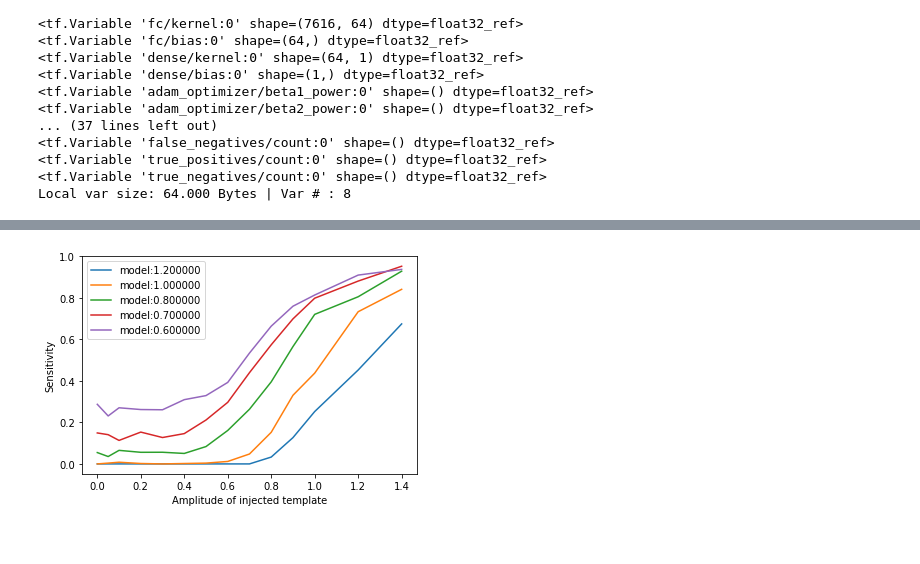
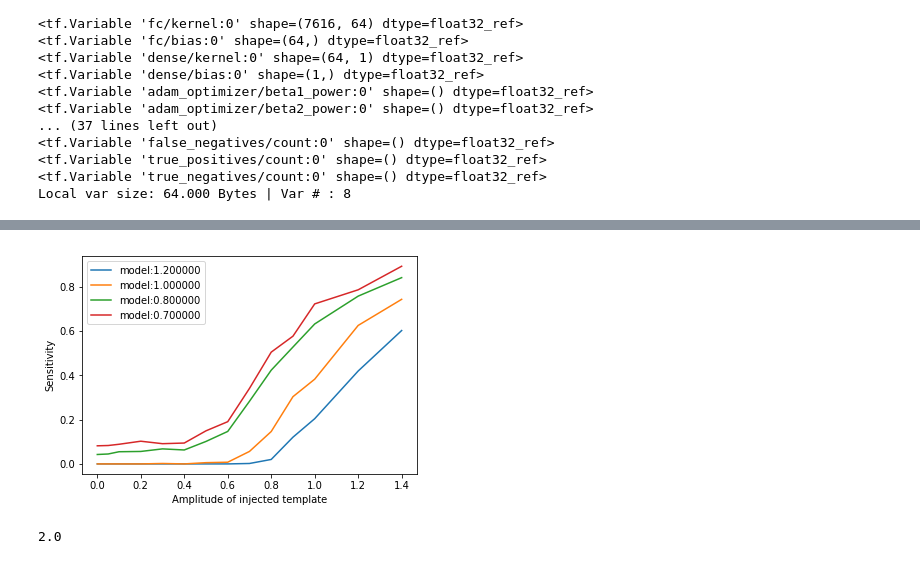
Before and after one commit to chunyulin/gwda, a Jupyter notebook: GWDA_lowlevel.ipynb, the cells around one changed output, grey strips where cells are left out. Cells and saved outputs as stored; diff of their text form; code cells hidden in the pictures.

```diff
--- a/GWDA_lowlevel.ipynb
+++ b/GWDA_lowlevel.ipynb
@@ -187,7 +187,7 @@ def model_hi(x_, keep_prob, WIDTH):
 ###
 tf.reset_default_graph()
 DIM = 8192
-#keep_prob = tf.placeholder(tf.float32)  ##  for dropout, not used here.
+keep_prob = tf.placeholder(tf.float32)   ##  for dropout, not used.
 bs        = tf.placeholder(tf.int64)     ##  use dynamics batch_size to account for train/test stage both
 
 x = tf.placeholder(tf.float32, [None,DIM])
@@ -310,6 +310,8 @@ print (Yt.shape)
 ROOT_FOLDER = '/tmp/tf_tmp'
 saver = tf.train.Saver()
 
+TEST_LIST = [1.4, 1.2, 1.0, 0.9, 0.8, 0.7, 0.6, 0.5, 0.4, 0.3, 0.2, 0.1, 0.05, 0.0]
+TRAIN_A = [1.2, 1.0, 0.8, 0.7]
 
 with tf.Session() as sess:
 
@@ -323,8 +325,7 @@ with tf.Session() as sess:
 
     sess.run(tf.global_variables_initializer())
 
-    ##for amplitude in [1.2, 1.0, 0.8, 0.6, 0.5, 0.4, 0.3, 0.2]:
-    for amplitude in [1.2, 1.0, 0.8, 0.7, 0.6]:
+    for amplitude in TRAIN_A:
         sess.run(tf.local_variables_initializer())
 
         print("Trainning for A= %f"% amplitude)
@@ -335,8 +336,9 @@ with tf.Session() as sess:
             time0 = time.time()
             for i in range(STEPS):
                 #optimizer.run()
-                _, summary, loss, acc, sen = sess.run( [optimizer, merged, loss_op, accuracy, sensitivity] )   ##
-                train_writer.add_summary(summary)
+                #_, summary, loss, acc, sen = sess.run( [optimizer, merged, loss_op, accuracy, sensitivity] )   ##
+                _, loss, acc, sen = sess.run( [optimizer, loss_op, accuracy, sensitivity] )   ##
+                #train_writer.add_summary(summary)
 
                 if i % MONITOR == 0:
                     #_, loss, acc, sen = sess.run( [optimizer, loss_op, accuracy, sensitivity] )   ##
@@ -379,15 +381,12 @@ with tf.Session() as sess:
     test_writer  = tf.summary.FileWriter(ROOT_FOLDER + '/test')
     sess.run(tf.global_variables_initializer())
 
-    ### Testing
-    TEST_LIST = [1.4, 1.2, 1.0, 0.9, 0.8, 0.7, 0.6, 0.5, 0.4, 0.3, 0.2, 0.1, 0.05, 0.001, 0.0]
-
     plt.figure()
-    for m in  [1.2, 1.0, 0.8, 0.7, 0.6]:
+    for m in TRAIN_A:
         load_path = saver.restore(sess, "%s/model_%3.1f.ckpt" % (ROOT_FOLDER, m ) )
         print("Model restored from %s" % load_path )
 
-        #gacc=[]
+        gacc=[]
         gsen=[]
         for amplitude in TEST_LIST:
             sess.run(tf.local_variables_initializer())
@@ -460,8 +459,7 @@ with tf.Session() as sess:
     load_path = saver.restore(sess, "%s/model_%3.1f.ckpt" % (ROOT_FOLDER, 0.6 ) )
     print("Model restored from %s" % load_path )
 
-    ##for amplitude in [1.2, 1.0, 0.8, 0.6, 0.5, 0.4, 0.3, 0.2]:
-    for amplitude in [1.2, 1.0, 0.8, 0.7, 0.6]:
+    for amplitude in TRAIN_A:
         sess.run(tf.local_variables_initializer())
 
         print("Trainning for A= %f"% amplitude)
@@ -473,8 +471,9 @@ with tf.Session() as sess:
             time0 = time.time()
             for i in range(STEPS):
                 #optimizer.run()
-                _, summary, loss, acc, sen = sess.run( [optimizer, merged, loss_op, accuracy, sensitivity] )   ##
-                train_writer.add_summary(summary)
+                #_, summary, loss, acc, sen = sess.run( [optimizer, merged, loss_op, accuracy, sensitivity] )   ##
+                _, loss, acc, sen = sess.run( [optimizer, loss_op, accuracy, sensitivity] )   ##
+                #train_writer.add_summary(summary)
 
                 if i % MONITOR == 0:
                     #_, loss, acc, sen = sess.run( [optimizer, loss_op, accuracy, sensitivity] )   ##
@@ -518,14 +517,13 @@ with tf.Session() as sess:
     sess.run(tf.global_variables_initializer())
 
     ### Testing
-    TEST_LIST = [1.4, 1.2, 1.0, 0.9, 0.8, 0.7, 0.6, 0.5, 0.4, 0.3, 0.2, 0.1, 0.05, 0.0]
 
     plt.figure()
-    for m in  [1.2, 1.0, 0.8, 0.7, 0.6]:
+    for m in TRAIN_A:
         load_path = saver.restore(sess, "%s/model_%3.1f.ckpt" % (ROOT_FOLDER, m ) )
         print("Model restored from %s" % load_path )
 
-        #gacc=[]
+        gacc=[]
         gsen=[]
         for amplitude in TEST_LIST:
             sess.run(tf.local_variables_initializer())
@@ -569 +567,5 @@ Test for A= 0.00 : loss:    18.927 Acc:     0.499, Sen:     0.287, TP/TN/FP/FN:
-[figure, old version]
+[figure, new version]
+# %%
+np.mean([1,2,3])
+# %% [output]
+2.0
```
Also changed, not shown: parts of 6 cells of this notebook, 2 other files.
